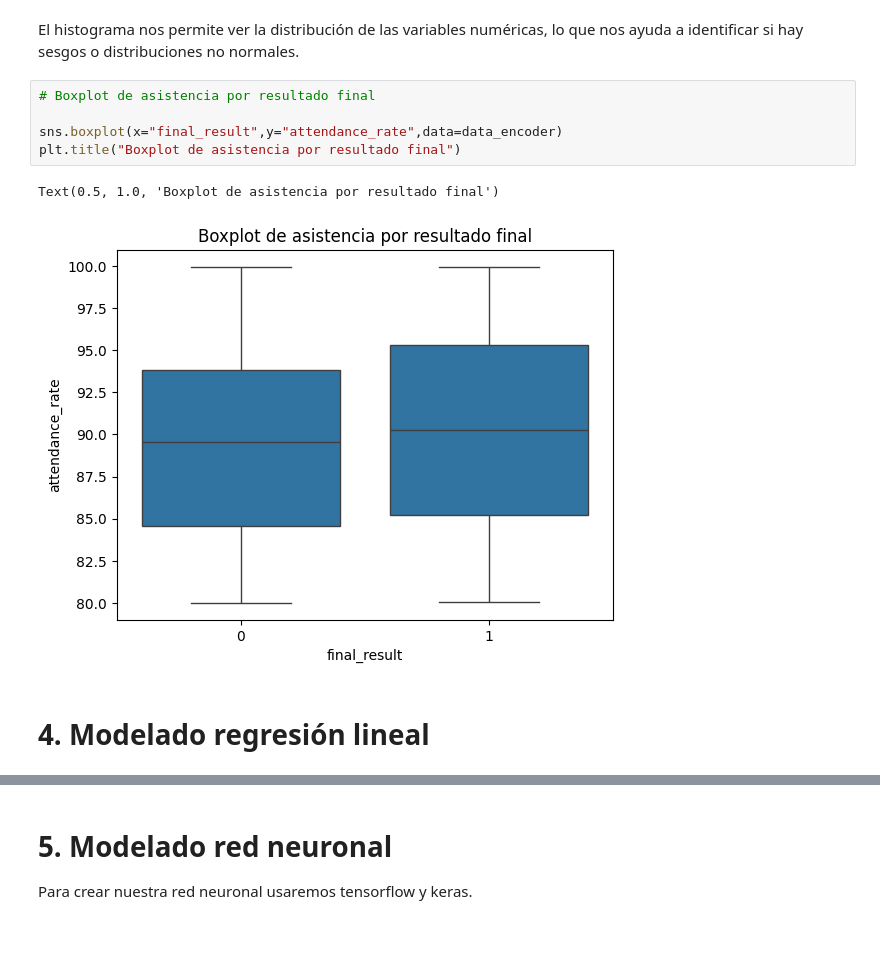
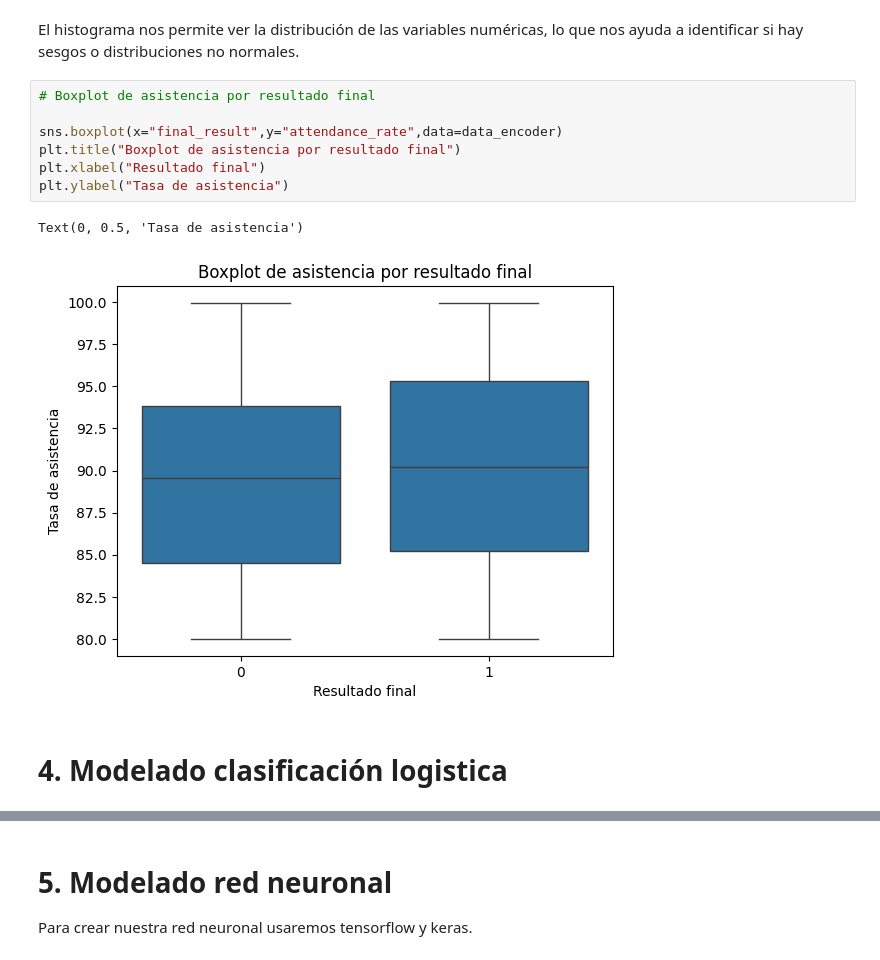
Before and after one commit to DDRM22/Proyectos, a Jupyter notebook: 2025/Evaluación desempeño educativo/Evaluación_Desempeño.ipynb, the cells around one changed output, grey strips where cells are left out. Drawn from its saved outputs; the diff is of its cells as text.

```diff
--- a/2025/Evaluación desempeño educativo/Evaluación_Desempeño.ipynb
+++ b/2025/Evaluación desempeño educativo/Evaluación_Desempeño.ipynb
@@ -256,13 +261,15 @@ El histograma nos permite ver la distribución de las variables numéricas, lo q
 # %%
 # Boxplot de asistencia por resultado final
 
 sns.boxplot(x="final_result",y="attendance_rate",data=data_encoder)
 plt.title("Boxplot de asistencia por resultado final")
+plt.xlabel("Resultado final")
+plt.ylabel("Tasa de asistencia")
 # %% [output]
-Text(0.5, 1.0, 'Boxplot de asistencia por resultado final')
+Text(0, 0.5, 'Tasa de asistencia')
-[figure, old version]
+[figure, new version]
 # %% [markdown]
-# 4. Modelado regresión lineal
+# 4. Modelado clasificación logistica
 # %%
 # División de los datos
 
```
Also changed, not shown: parts of 13 cells of this notebook.
